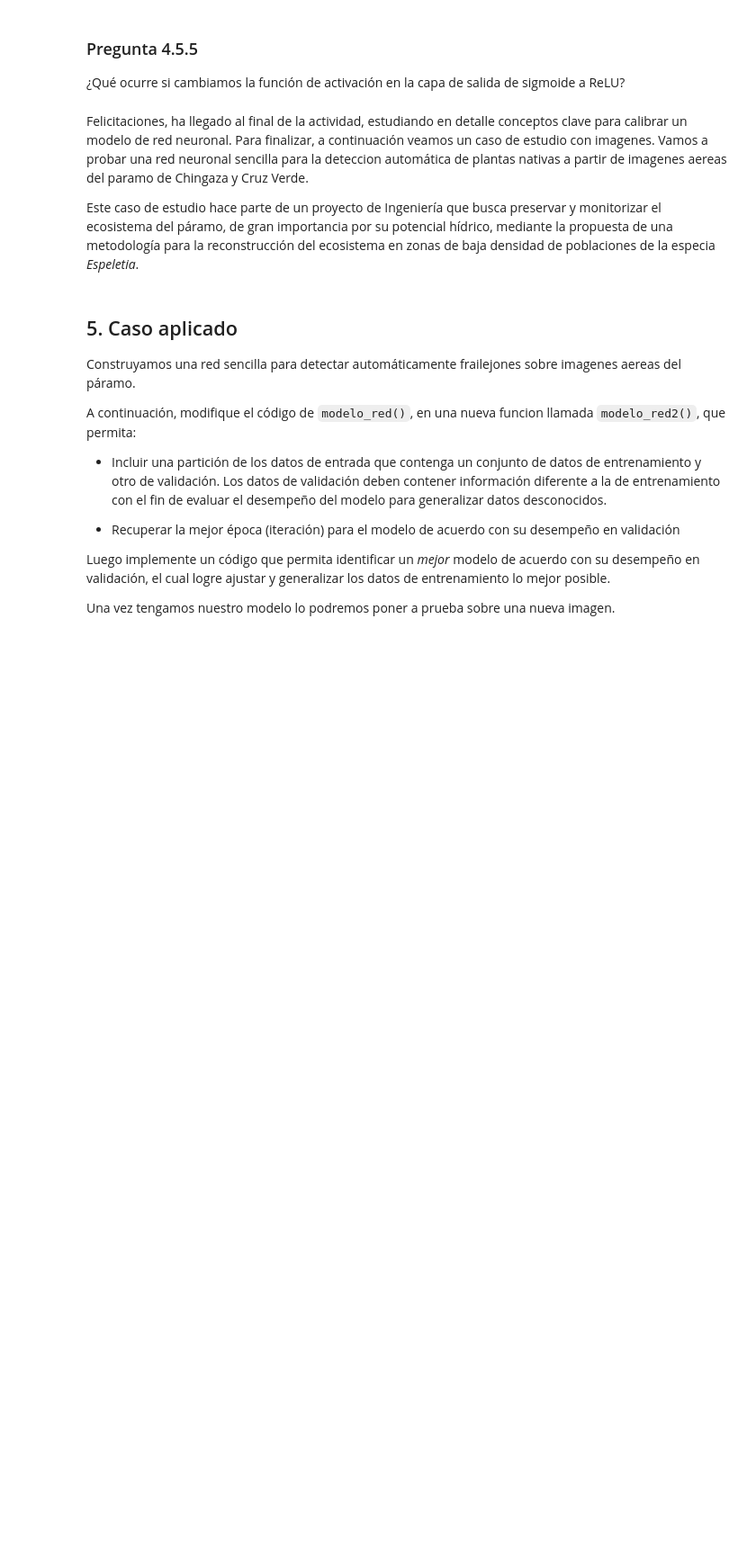
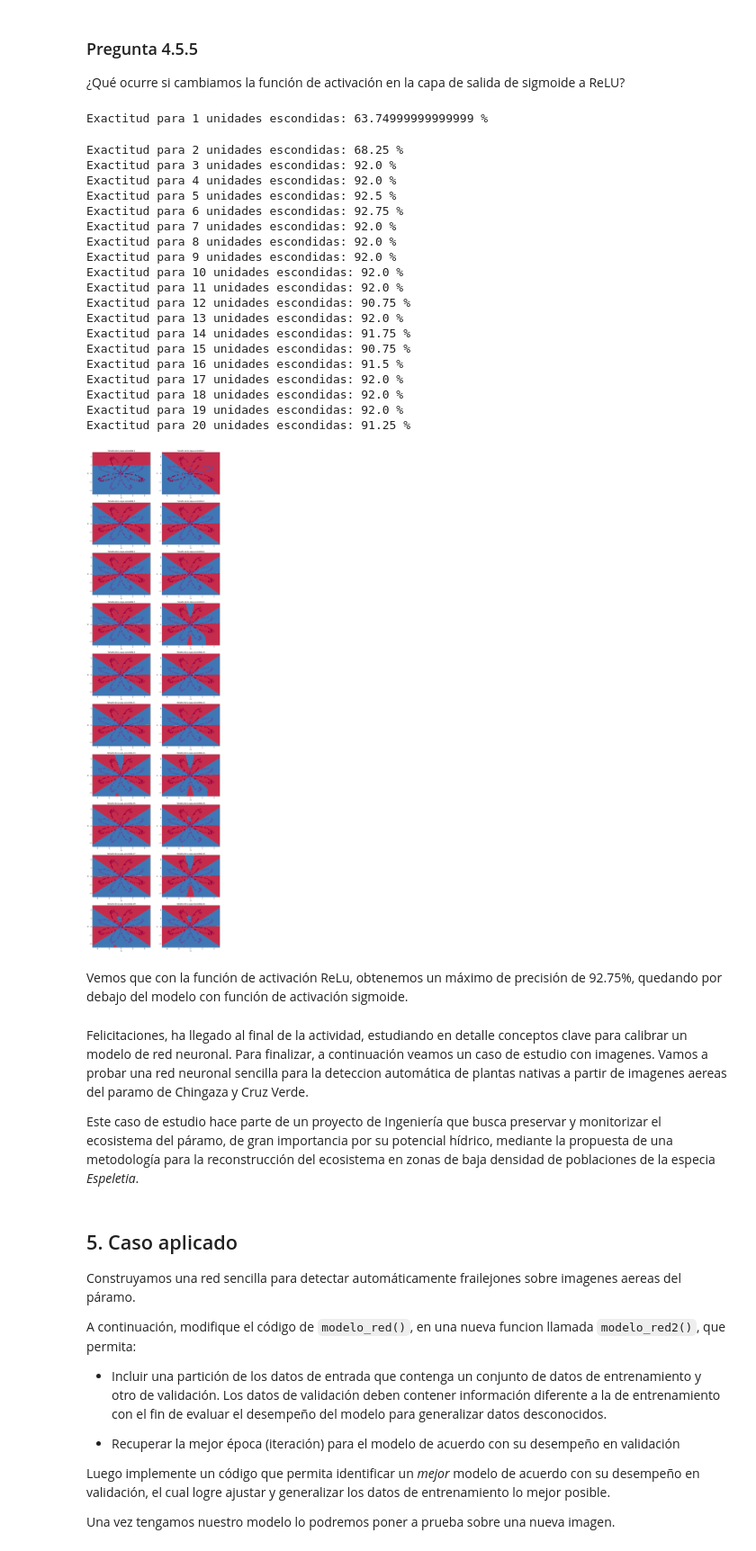
Before and after one commit to NecesitoUnNick/Modelos-2, a Jupyter notebook: 03/Semana3_RedNeuronalSencilla_Actividad.ipynb, the cells around one changed output. Shown at 90% size. Saved outputs shown, nothing was run; the diff lists cells and outputs as text; code cells hidden in the pictures; blank space fills up the shorter version.

```diff
--- a/03/Semana3_RedNeuronalSencilla_Actividad.ipynb
+++ b/03/Semana3_RedNeuronalSencilla_Actividad.ipynb
@@ -901,3 +1020,40 @@ Recuerde: el mejor modelo es aquel que logre una mejor generalización de los da
+# %%
+plt.figure(figsize=(16, 64))
+
+num_neuronas = np.arange(1,21,1)   #
+
+for i, n_h in enumerate(num_neuronas):
+    plt.subplot(10, 2, i+1)
+    plt.title('Tamaño de la capa escondida %d' % n_h)
+    param = modelo_red(X, Y, n_h, num_iter = 10000, tasa=1, print_c=False, semilla=13)
+    plot_frontera_decision(lambda x: pred(param, x.T), X, Y2)
+    prediccion = pred(param, X)
+    Exactitud = float((np.dot(Y,prediccion.T) + np.dot(1-Y,1-prediccion.T))/float(Y.size)*100)
+    print ("Exactitud para {} unidades escondidas: {} %".format(n_h, Exactitud))
+# %% [output]
+Exactitud para 1 unidades escondidas: 63.74999999999999 %
+Exactitud para 2 unidades escondidas: 68.25 %
+Exactitud para 3 unidades escondidas: 92.0 %
+Exactitud para 4 unidades escondidas: 92.0 %
+Exactitud para 5 unidades escondidas: 92.5 %
+Exactitud para 6 unidades escondidas: 92.75 %
+Exactitud para 7 unidades escondidas: 92.0 %
+Exactitud para 8 unidades escondidas: 92.0 %
+Exactitud para 9 unidades escondidas: 92.0 %
+Exactitud para 10 unidades escondidas: 92.0 %
+Exactitud para 11 unidades escondidas: 92.0 %
+Exactitud para 12 unidades escondidas: 90.75 %
+Exactitud para 13 unidades escondidas: 92.0 %
+Exactitud para 14 unidades escondidas: 91.75 %
+Exactitud para 15 unidades escondidas: 90.75 %
+Exactitud para 16 unidades escondidas: 91.5 %
+Exactitud para 17 unidades escondidas: 92.0 %
+Exactitud para 18 unidades escondidas: 92.0 %
+Exactitud para 19 unidades escondidas: 92.0 %
+Exactitud para 20 unidades escondidas: 91.25 %
+[figure, added]
+# %% [markdown]
+Vemos que con la función de activación ReLu, obtenemos un máximo de precisión de 92.75%, quedando por debajo del modelo con función de activación sigmoide.
 # %% [markdown]
 Felicitaciones, ha llegado al final de la actividad, estudiando en detalle conceptos clave para calibrar un modelo de red neuronal. Para finalizar, a continuación veamos un caso de estudio con imagenes. Vamos a probar una red neuronal sencilla para la deteccion automática de plantas nativas a partir de imagenes aereas del paramo de Chingaza y Cruz Verde.
 
```
Also changed, not shown: parts of 17 cells of this notebook.
